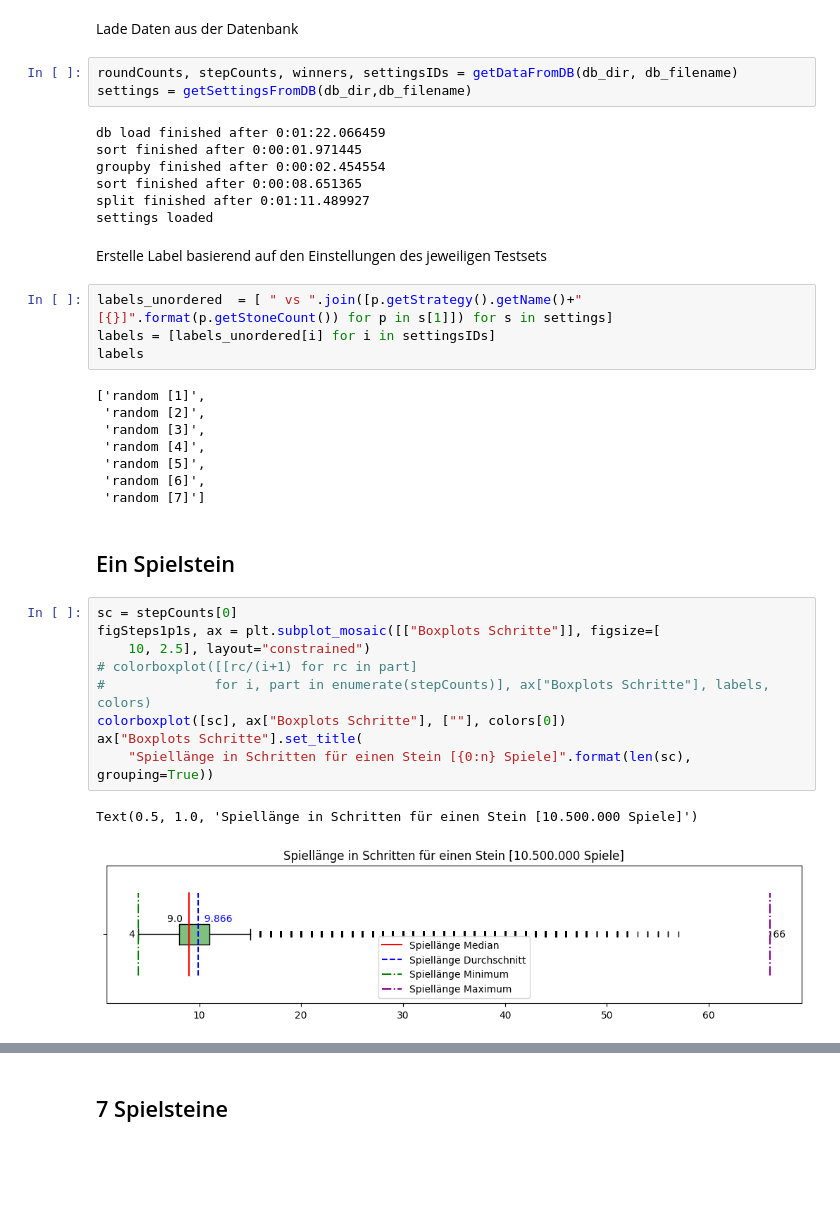
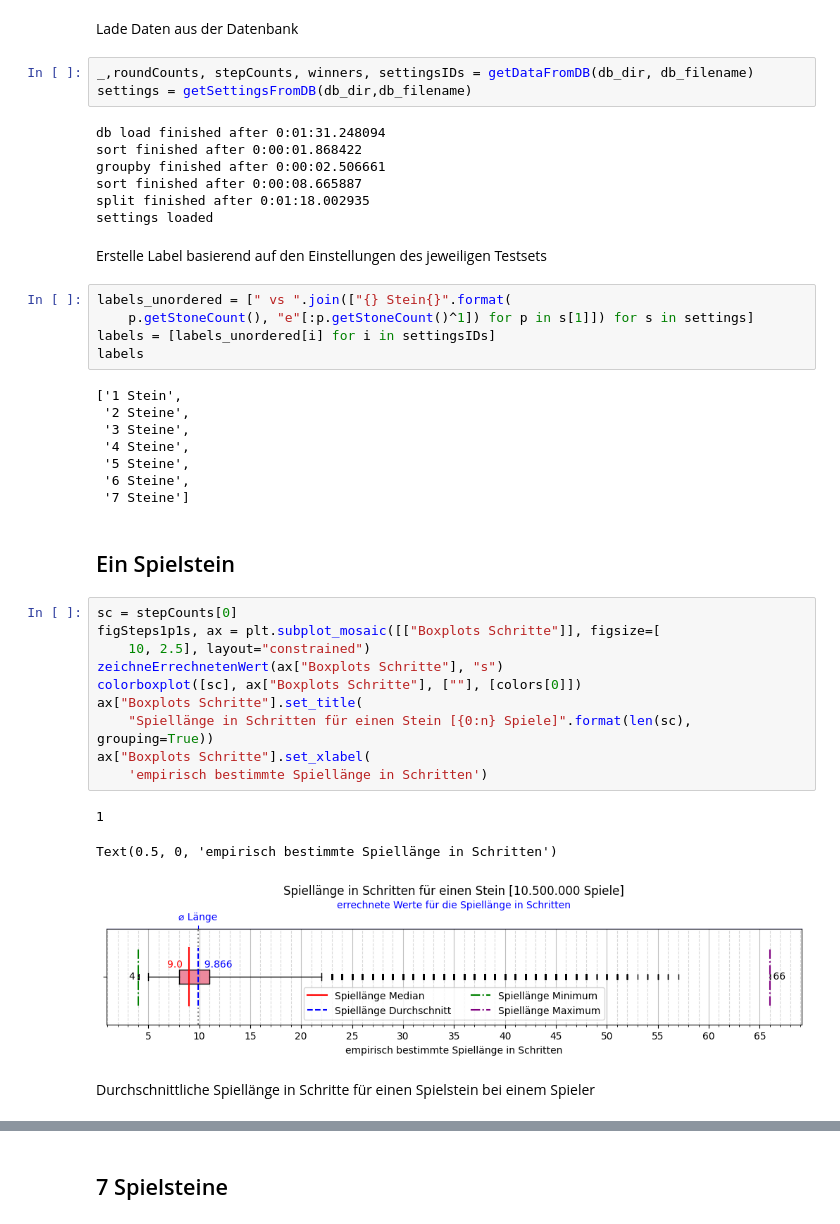
Before and after one commit to LukasWallisch/game-ur-analysis, a Jupyter notebook: src/statistiken/Vergleichswerte1Spieler.ipynb, the cells around one changed output, grey strips where cells are left out. Cells and saved outputs as stored; diff of their text form; blank space fills up the shorter version.

```diff
--- a/src/statistiken/Vergleichswerte1Spieler.ipynb
+++ b/src/statistiken/Vergleichswerte1Spieler.ipynb
@@ -22,40 +26,45 @@ db_filename = "gameHistories_baseline"
 # %% [markdown]
 Lade Daten aus der Datenbank
 # %%
-roundCounts, stepCounts, winners, settingsIDs = getDataFromDB(db_dir, db_filename)
+_,roundCounts, stepCounts, winners, settingsIDs = getDataFromDB(db_dir, db_filename)
 settings = getSettingsFromDB(db_dir,db_filename)
 # %% [output]
-db load finished after 0:01:22.066459
-sort finished after 0:00:01.971445
-groupby finished after 0:00:02.454554
-sort finished after 0:00:08.651365
-split finished after 0:01:11.489927
+db load finished after 0:01:31.248094
+sort finished after 0:00:01.868422
+groupby finished after 0:00:02.506661
+sort finished after 0:00:08.665887
+split finished after 0:01:18.002935
 settings loaded
 # %% [markdown]
 Erstelle Label basierend auf den Einstellungen des jeweiligen Testsets
 # %%
-labels_unordered  = [ " vs ".join([p.getStrategy().getName()+" [{}]".format(p.getStoneCount()) for p in s[1]]) for s in settings]
+labels_unordered = [" vs ".join(["{} Stein{}".format(
+    p.getStoneCount(), "e"[:p.getStoneCount()^1]) for p in s[1]]) for s in settings]
 labels = [labels_unordered[i] for i in settingsIDs]
 labels
 # %% [output]
-['random [1]',
- 'random [2]',
- 'random [3]',
- 'random [4]',
- 'random [5]',
- 'random [6]',
- 'random [7]']
+['1 Stein',
+ '2 Steine',
+ '3 Steine',
+ '4 Steine',
+ '5 Steine',
+ '6 Steine',
+ '7 Steine']
 # %% [markdown]
 ## Ein Spielstein
 # %%
 sc = stepCounts[0]
 figSteps1p1s, ax = plt.subplot_mosaic([["Boxplots Schritte"]], figsize=[
     10, 2.5], layout="constrained")
-# colorboxplot([[rc/(i+1) for rc in part]
-#              for i, part in enumerate(stepCounts)], ax["Boxplots Schritte"], labels, colors)
-colorboxplot([sc], ax["Boxplots Schritte"], [""], colors[0])
+zeichneErrechnetenWert(ax["Boxplots Schritte"], "s")
+colorboxplot([sc], ax["Boxplots Schritte"], [""], [colors[0]])
 ax["Boxplots Schritte"].set_title(
     "Spiellänge in Schritten für einen Stein [{0:n} Spiele]".format(len(sc), grouping=True))
+ax["Boxplots Schritte"].set_xlabel(
+    'empirisch bestimmte Spiellänge in Schritten')
 # %% [output]
-Text(0.5, 1.0, 'Spiellänge in Schritten für einen Stein [10.500.000 Spiele]')
+1
+Text(0.5, 0, 'empirisch bestimmte Spiellänge in Schritten')
-[figure, old version]
+[figure, new version]
+# %% [markdown]
+Durchschnittliche Spiellänge in Schritte für einen Spielstein bei einem Spieler
```
Also changed, not shown: parts of 15 cells of this notebook, 6 other files.
